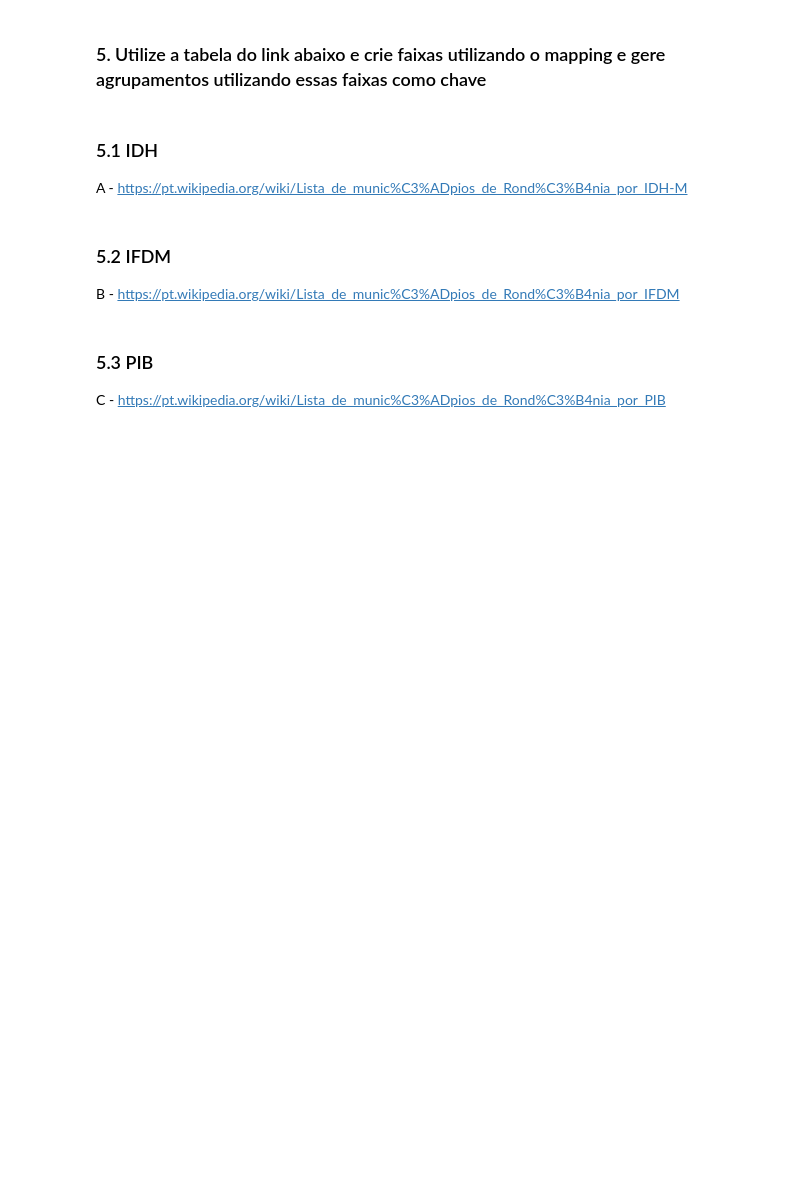
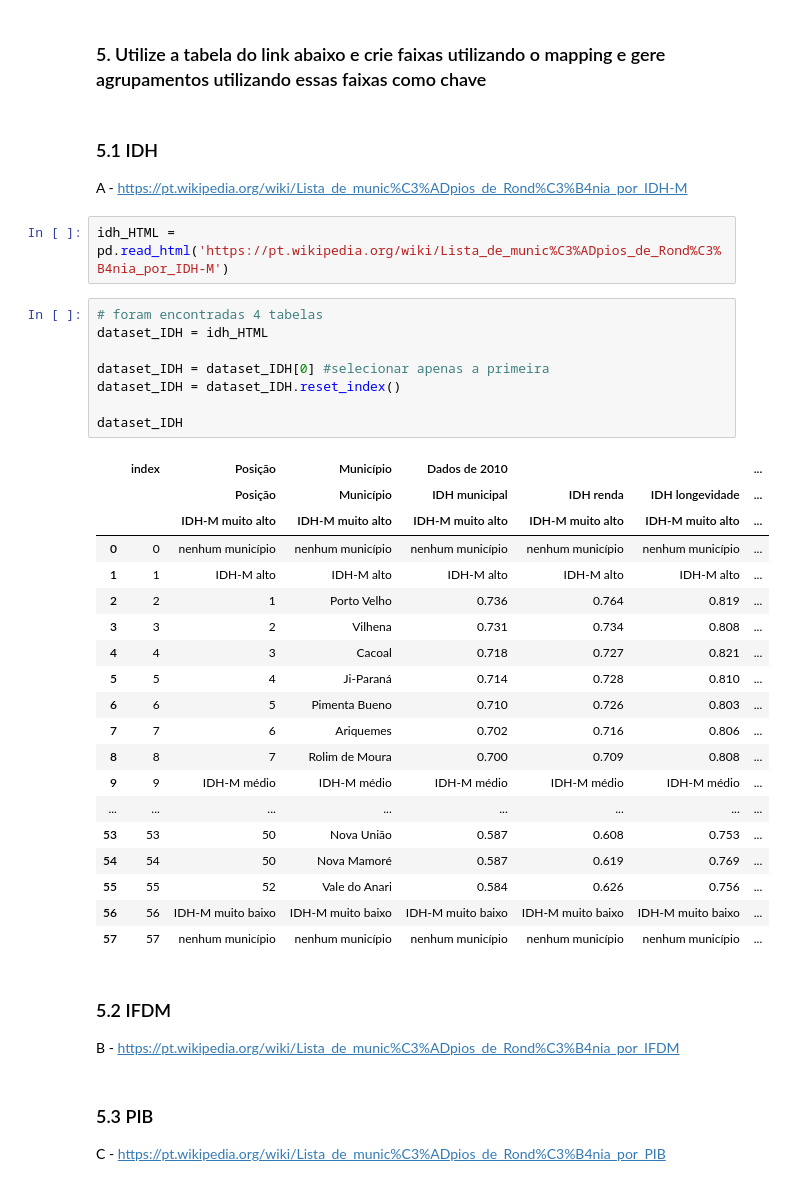
Before and after one commit to MacielGithub/Exercicios_EBAC, a Jupyter notebook: M9_E2.ipynb, the cells around one changed output. Saved outputs shown, nothing was run; the diff lists cells and outputs as text; blank space fills up the shorter version.

```diff
--- a/M9_E2.ipynb
+++ b/M9_E2.ipynb
@@ -253,6 +253,36 @@ plt.show()
 # %% [markdown]
 ### 5.1 IDH
 A - https://pt.wikipedia.org/wiki/Lista_de_munic%C3%ADpios_de_Rond%C3%B4nia_por_IDH-M
+# %%
+idh_HTML = pd.read_html('https://pt.wikipedia.org/wiki/Lista_de_munic%C3%ADpios_de_Rond%C3%B4nia_por_IDH-M')
+# %%
+# foram encontradas 4 tabelas
+dataset_IDH = idh_HTML
+
+dataset_IDH = dataset_IDH[0] #selecionar apenas a primeira
+dataset_IDH = dataset_IDH.reset_index()
+
+dataset_IDH
+# %% [output]
+|  | index | Posição | Município | Dados de 2010 |  |  | ... |
+|  |  | Posição | Município | IDH municipal | IDH renda | IDH longevidade | ... |
+|  |  | IDH-M muito alto | IDH-M muito alto | IDH-M muito alto | IDH-M muito alto | IDH-M muito alto | ... |
+| 0 | 0 | nenhum município | nenhum município | nenhum município | nenhum município | nenhum município | ... |
+| 1 | 1 | IDH-M alto | IDH-M alto | IDH-M alto | IDH-M alto | IDH-M alto | ... |
+| 2 | 2 | 1 | Porto Velho | 0.736 | 0.764 | 0.819 | ... |
+| 3 | 3 | 2 | Vilhena | 0.731 | 0.734 | 0.808 | ... |
+| 4 | 4 | 3 | Cacoal | 0.718 | 0.727 | 0.821 | ... |
+| 5 | 5 | 4 | Ji-Paraná | 0.714 | 0.728 | 0.810 | ... |
+| 6 | 6 | 5 | Pimenta Bueno | 0.710 | 0.726 | 0.803 | ... |
+| 7 | 7 | 6 | Ariquemes | 0.702 | 0.716 | 0.806 | ... |
+| 8 | 8 | 7 | Rolim de Moura | 0.700 | 0.709 | 0.808 | ... |
+| 9 | 9 | IDH-M médio | IDH-M médio | IDH-M médio | IDH-M médio | IDH-M médio | ... |
+| ... | ... | ... | ... | ... | ... | ... | ... |
+| 53 | 53 | 50 | Nova União | 0.587 | 0.608 | 0.753 | ... |
+| 54 | 54 | 50 | Nova Mamoré | 0.587 | 0.619 | 0.769 | ... |
+| 55 | 55 | 52 | Vale do Anari | 0.584 | 0.626 | 0.756 | ... |
+| 56 | 56 | IDH-M muito baixo | IDH-M muito baixo | IDH-M muito baixo | IDH-M muito baixo | IDH-M muito baixo | ... |
+| 57 | 57 | nenhum município | nenhum município | nenhum município | nenhum município | nenhum município | ... |
 # %% [markdown]
 ### 5.2 IFDM
 B - https://pt.wikipedia.org/wiki/Lista_de_munic%C3%ADpios_de_Rond%C3%B4nia_por_IFDM
```
Also changed, not shown: parts of 1 cell of this notebook.
